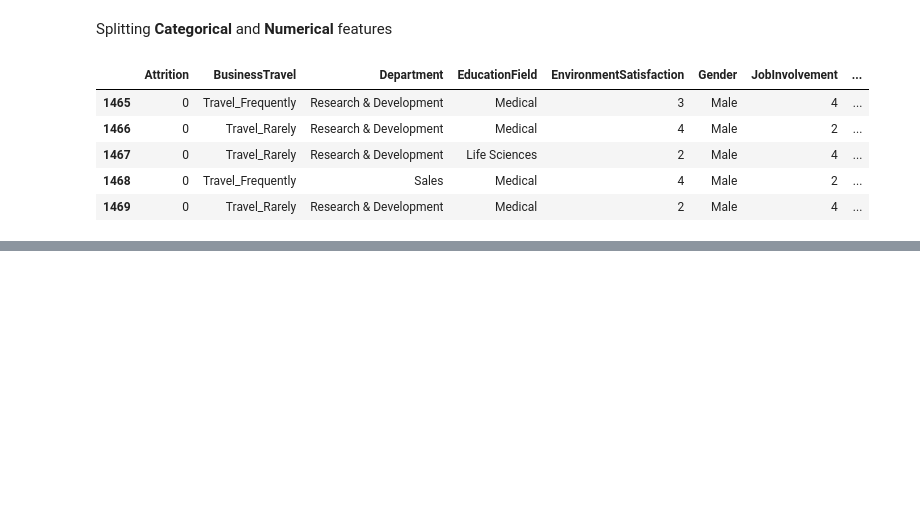
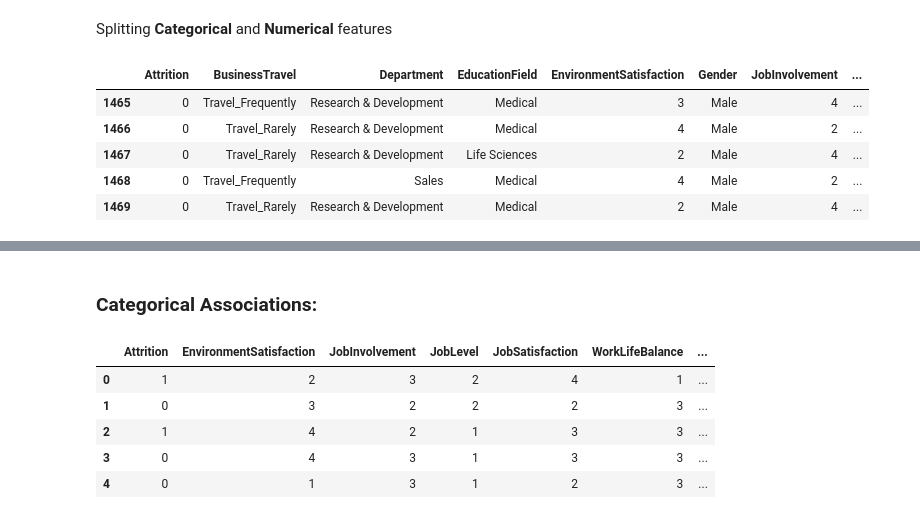
Before and after one commit to shivaninehra/Colab, a Jupyter notebook: EDA_attrition.ipynb, the cells around one changed output, grey strips where cells are left out. Drawn from its saved outputs; the diff is of its cells as text; code cells hidden in the pictures; blank space fills up the shorter version.

```diff
--- a/EDA_attrition.ipynb
+++ b/EDA_attrition.ipynb
@@ -180,0 +261,13 @@ for i in df_num:
+# %% [markdown]
+### **Categorical Associations:**
+# %%
+#changing all catg to num(dummy)
+df_cat = pd.get_dummies(df_cat)
+df_cat.head()
+# %% [output]
+|  | Attrition | EnvironmentSatisfaction | JobInvolvement | JobLevel | JobSatisfaction | WorkLifeBalance | ... |
+| 0 | 1 | 2 | 3 | 2 | 4 | 1 | ... |
+| 1 | 0 | 3 | 2 | 2 | 2 | 3 | ... |
+| 2 | 1 | 4 | 2 | 1 | 3 | 3 | ... |
+| 3 | 0 | 4 | 3 | 1 | 3 | 3 | ... |
+| 4 | 0 | 1 | 3 | 1 | 2 | 3 | ... |
```
Also changed, not shown: parts of 14 cells of this notebook.
